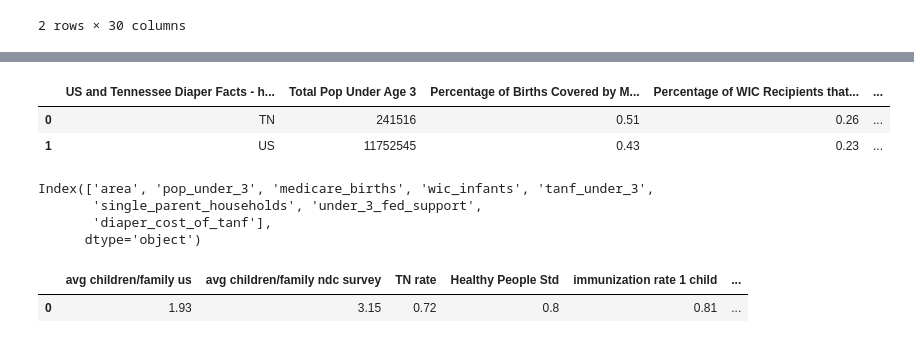
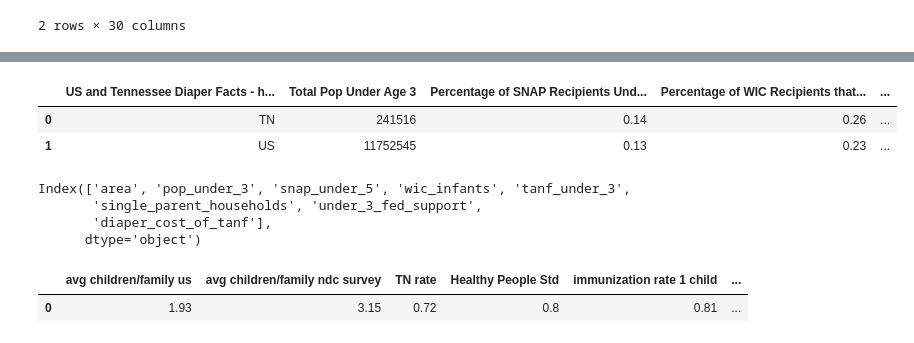
Before and after one commit to paulballenger/nashville_diaper_connection, a Jupyter notebook: notebooks/tn_us_diaper.ipynb, the cells around one changed output, grey strips where cells are left out. Saved outputs shown, nothing was run; the diff lists cells and outputs as text; code cells hidden in the pictures.

Commit message:
thursday pm tableau and python

```diff
--- a/notebooks/tn_us_diaper.ipynb
+++ b/notebooks/tn_us_diaper.ipynb
@@ -19,24 +39,24 @@ tn_us.head()
 # %%
 #only keep needed columns
 tn_us = tn_us[['US and Tennessee Diaper Facts - https://nationaldiaperbanknetwork.org/wp-content/uploads/2020/03/2019_State_Diaper_Facts_12_2019_Tennessee.pdf',
                              'Total Pop Under Age 3',
-                             'Percentage of Births Covered by Medicaid',
+                             'Percentage of SNAP Recipients Under Age 5',
                              'Percentage of WIC Recipients that Are Infants',
                              'Percentage of TANF Families with at Least One Child Under Age 3',
                              'Single-Parent Households',
                              'Children Under Age 3 Receiving Federal Child Support',
                              'Diaper Costs Compared to Benefit - 29%'
                             ]].copy()
 tn_us.head()
 # %% [output]
-|  | US and Tennessee Diaper Facts - h... | Total Pop Under Age 3 | Percentage of Births Covered by M... | Percentage of WIC Recipients that... | ... |
-| 0 | TN | 241516 | 0.51 | 0.26 | ... |
-| 1 | US | 11752545 | 0.43 | 0.23 | ... |
+|  | US and Tennessee Diaper Facts - h... | Total Pop Under Age 3 | Percentage of SNAP Recipients Und... | Percentage of WIC Recipients that... | ... |
+| 0 | TN | 241516 | 0.14 | 0.26 | ... |
+| 1 | US | 11752545 | 0.13 | 0.23 | ... |
 # %%
 #rename columns
 tn_us = tn_us.rename(columns = {'US and Tennessee Diaper Facts - https://nationaldiaperbanknetwork.org/wp-content/uploads/2020/03/2019_State_Diaper_Facts_12_2019_Tennessee.pdf':'area',
                                  'Total Pop Under Age 3':'pop_under_3',
-                                 'Percentage of Births Covered by Medicaid':'medicare_births',
+                                 'Percentage of SNAP Recipients Under Age 5':'snap_under_5',
                                  'Percentage of WIC Recipients that Are Infants':'wic_infants',
                                  'Percentage of TANF Families with at Least One Child Under Age 3':'tanf_under_3',
                                  'Single-Parent Households':'single_parent_households',
@@ -45,7 +65,7 @@ tn_us = tn_us.rename(columns = {'US and Tennessee Diaper Facts - https://nationa
                                              })
 tn_us.columns
 # %% [output]
-Index(['area', 'pop_under_3', 'medicare_births', 'wic_infants', 'tanf_under_3',
+Index(['area', 'pop_under_3', 'snap_under_5', 'wic_infants', 'tanf_under_3',
        'single_parent_households', 'under_3_fed_support',
        'diaper_cost_of_tanf'],
       dtype='object')
```
Also changed, not shown: parts of 6 cells of this notebook, 8 other files.
